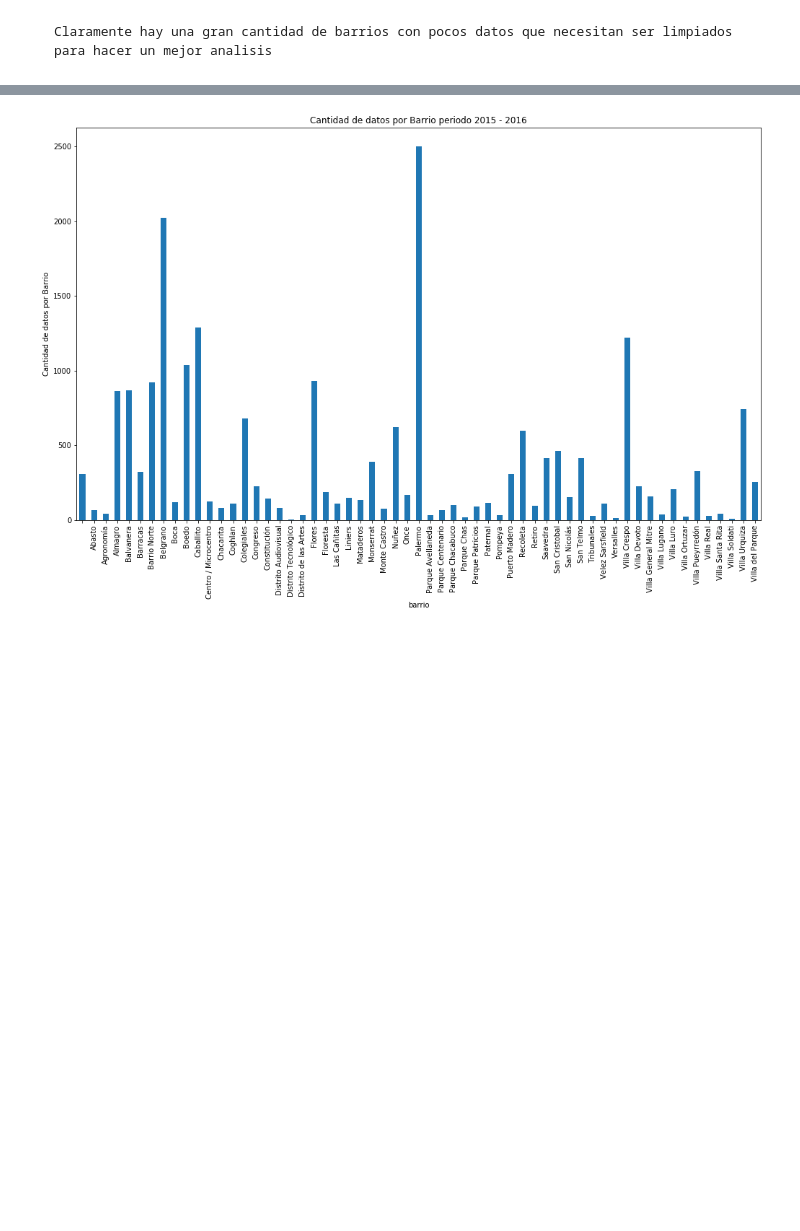
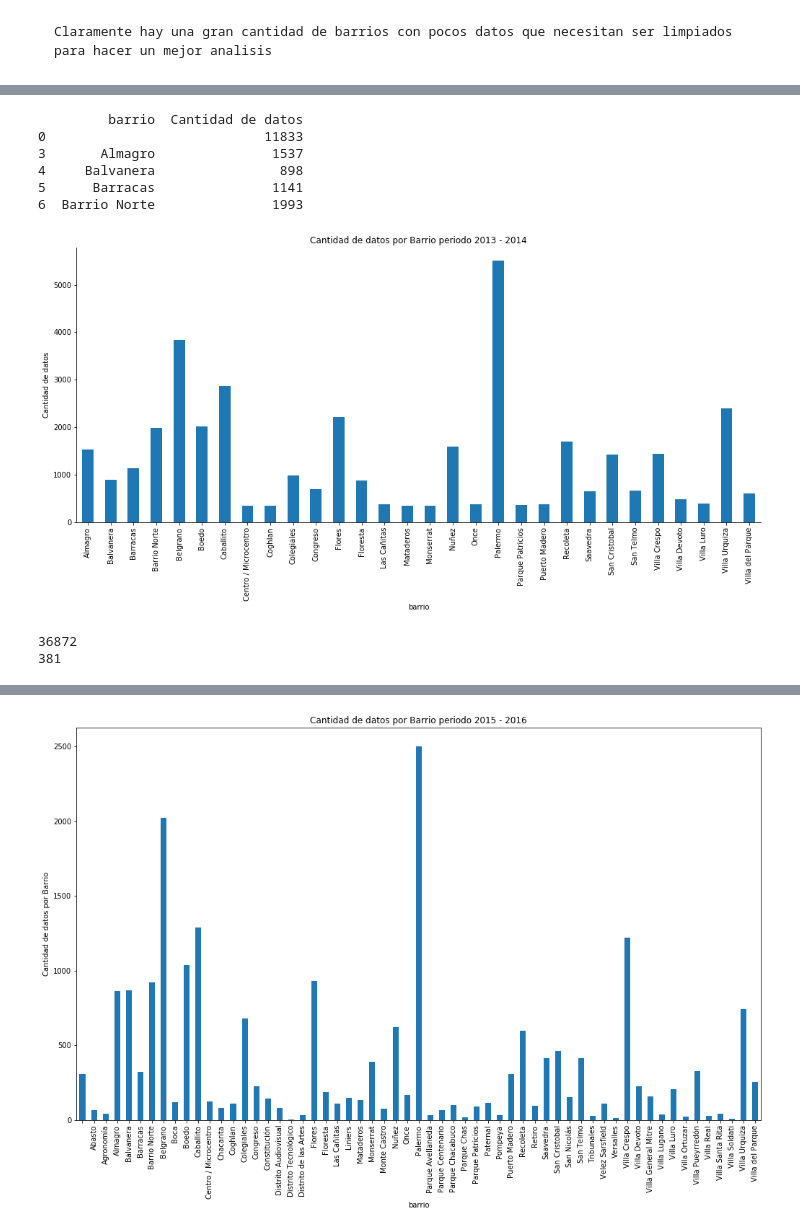
Before and after one commit to lucaslavandeira/7506-tp, a Jupyter notebook: analisis_exploratorio.ipynb, the cells around one changed output, grey strips where cells are left out. Cells and saved outputs as stored; diff of their text form; code cells hidden in the pictures; blank space fills up the shorter version.

```diff
--- a/analisis_exploratorio.ipynb
+++ b/analisis_exploratorio.ipynb
@@ -971,0 +1028,38 @@ plt.show()
+# %%
+price_per_m2_cant_13 =  df_price_2013.loc[df_price_2013['state'] == 'Capital Federal'].loc[df_price_2013['property_type'] == 'apartment'].groupby('barrio')['barrio'].count().to_frame('Cantidad de datos').reset_index()
+price_per_m2_cant_13 = price_per_m2_cant_13[price_per_m2_cant_13['Cantidad de datos'] > 300]
+print (price_per_m2_cant_13.head())
+# %% [output]
+         barrio  Cantidad de datos
+0                            11833
+3       Almagro               1537
+4     Balvanera                898
+5      Barracas               1141
+6  Barrio Norte               1993
+# %%
+price_per_m2_cant_13 = price_per_m2_cant_13.drop(price_per_m2_cant_13.index[0])
+zonep_top_count = price_per_m2_cant_13['Cantidad de datos']
+zonep_top_count.index = price_per_m2_cant_13['barrio']
+
+fig, ax = plt.subplots(figsize=(17, 7))
+
+ax.spines['top'].set_visible(False)
+ax.spines['right'].set_visible(False)
+
+plt.title('Cantidad de datos por Barrio periodo 2013 - 2014')
+plt.xlabel('Barrios')
+plt.ylabel('Cantidad de datos')
+
+
+zonep_top_count.plot('bar');
+# %% [output]
+[figure, added]
+# %%
+## Filtro para los barrios con cantidad significativa de datos
+df_price_2013 = df_price_2013[df_price_2013['barrio'].isin(['Almagro','Balvanera','Barracas','Barrio Norte','Belgrano','Boedo','Caballito','Colegiales','Flores','Monserrat','Nuñez','Palermo','Puerto Madero','Recoleta','Saavedra','San Cristobal','San Telmo','Villa Crespo','Villa Pueyrredón','Villa Urquiza'])]
+print(len(df_price_2013))
+df_price_2013 = df_price_2013[df_price_2013['price_per_m2'] < 8000]
+print(len(df_price_2013))
+# %% [output]
+36872
+381
```
Also changed, not shown: parts of 18 cells of this notebook.
